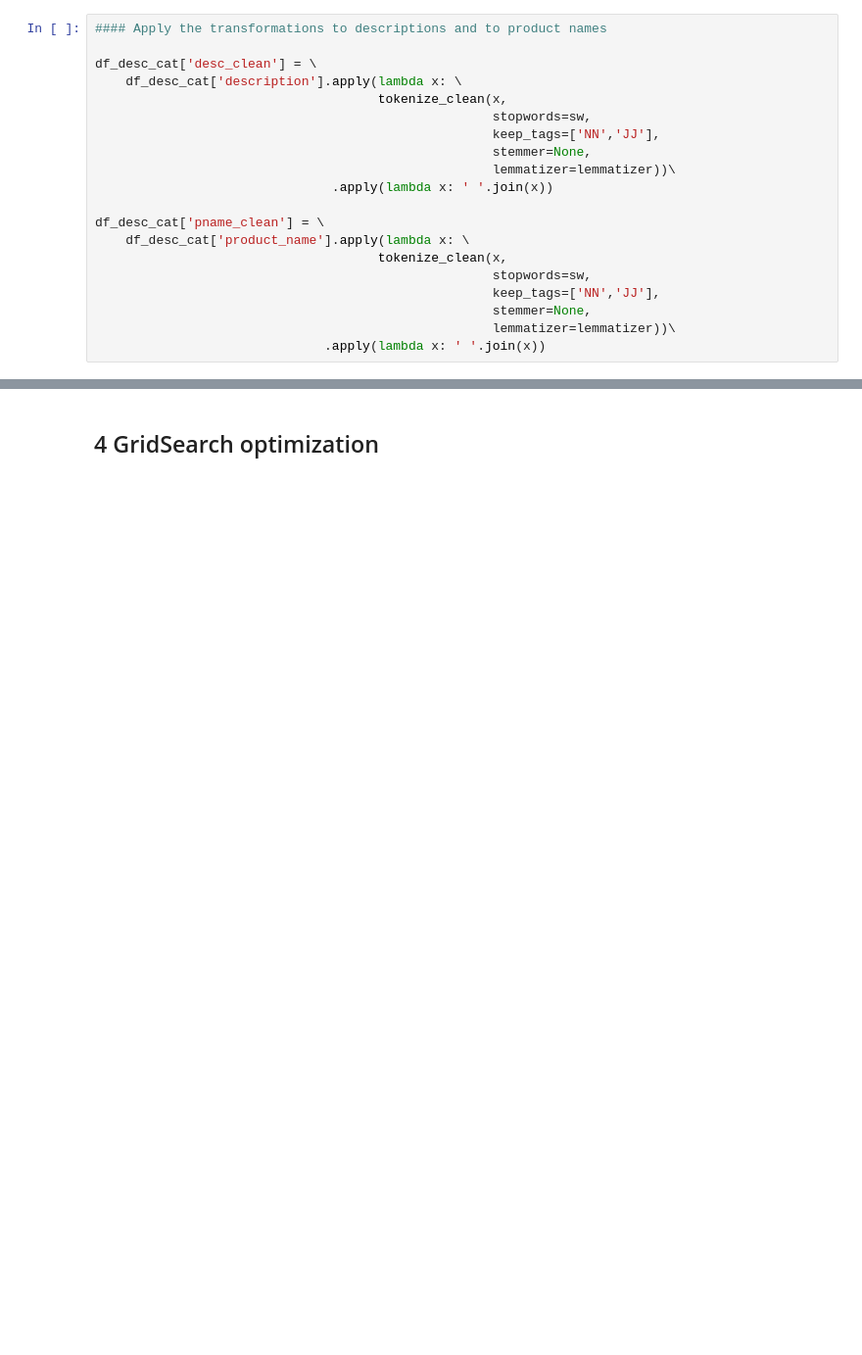
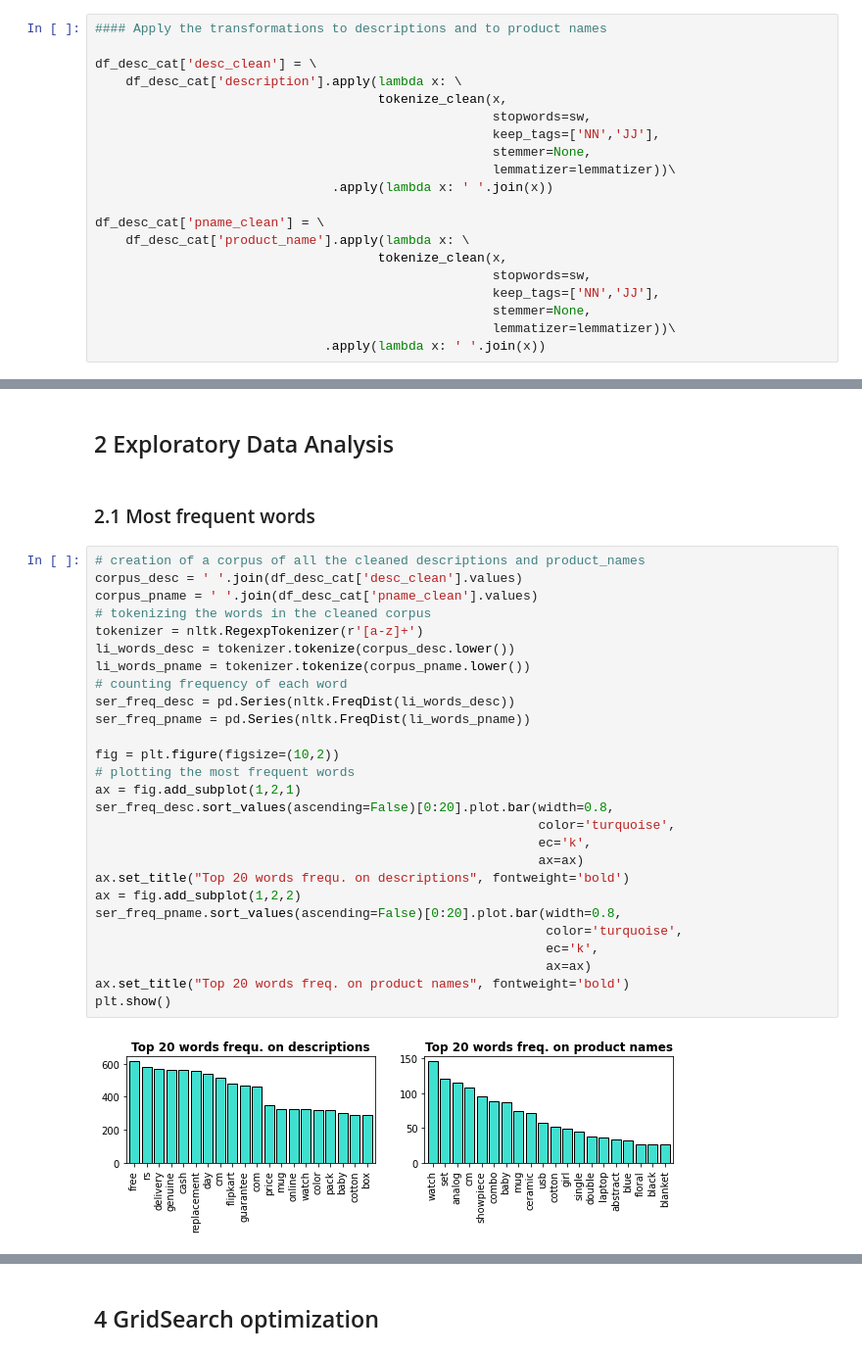
Before and after one commit to SmellyArmure/OC_DS_Project6, a Jupyter notebook: NOTEBOOK/P6_Cleaning_NLP.ipynb, the cells around one changed output, grey strips where cells are left out. Shown at 98% size. Saved outputs shown, nothing was run; the diff lists cells and outputs as text; blank space fills up the shorter version.

```diff
--- a/NOTEBOOK/P6_Cleaning_NLP.ipynb
+++ b/NOTEBOOK/P6_Cleaning_NLP.ipynb
@@ -344,0 +305,33 @@ df_desc_cat.head(3)
+# %% [markdown]
+## 2 Exploratory Data Analysis
+# %% [markdown]
+### 2.1 Most frequent words
+# %%
+# creation of a corpus of all the cleaned descriptions and product_names
+corpus_desc = ' '.join(df_desc_cat['desc_clean'].values)
+corpus_pname = ' '.join(df_desc_cat['pname_clean'].values)
+# tokenizing the words in the cleaned corpus
+tokenizer = nltk.RegexpTokenizer(r'[a-z]+')
+li_words_desc = tokenizer.tokenize(corpus_desc.lower())
+li_words_pname = tokenizer.tokenize(corpus_pname.lower())
+# counting frequency of each word
+ser_freq_desc = pd.Series(nltk.FreqDist(li_words_desc))
+ser_freq_pname = pd.Series(nltk.FreqDist(li_words_pname))
+
+fig = plt.figure(figsize=(10,2))
+# plotting the most frequent words
+ax = fig.add_subplot(1,2,1)
+ser_freq_desc.sort_values(ascending=False)[0:20].plot.bar(width=0.8,
+                                                          color='turquoise',
+                                                          ec='k',
+                                                          ax=ax)
+ax.set_title("Top 20 words frequ. on descriptions", fontweight='bold')
+ax = fig.add_subplot(1,2,2)
+ser_freq_pname.sort_values(ascending=False)[0:20].plot.bar(width=0.8,
+                                                           color='turquoise',
+                                                           ec='k',
+                                                           ax=ax)
+ax.set_title("Top 20 words freq. on product names", fontweight='bold')
+plt.show()
+# %% [output]
+[figure, added]
```
Also changed, not shown: parts of 41 cells of this notebook, 7 other files.
